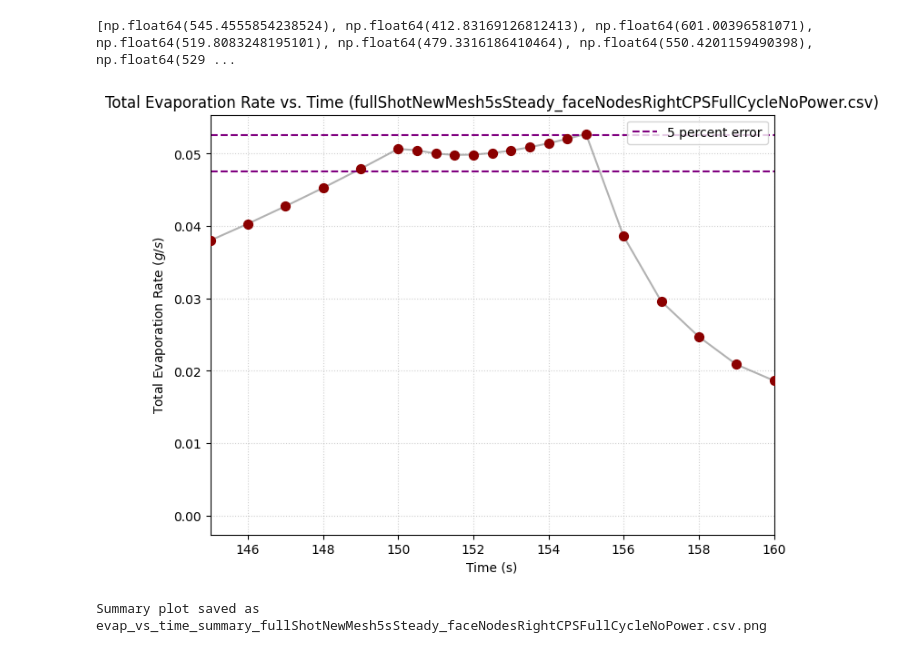
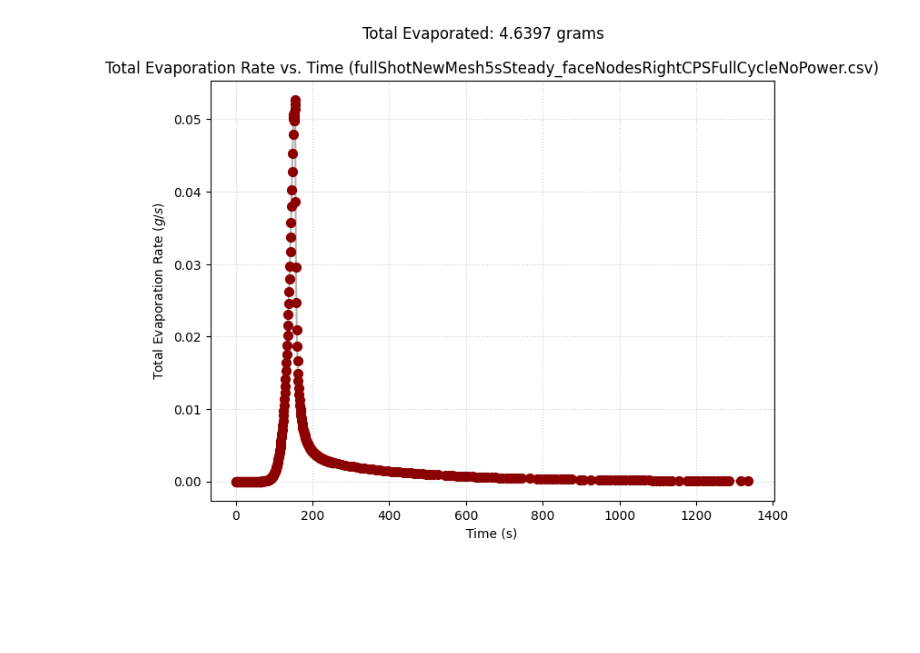
Before and after one commit to collinFitzpatrick/lithiumEvapSim, a Jupyter notebook: lithiumEvapSim.ipynb, the cells around one changed output. Drawn from its saved outputs; the diff is of its cells as text; code cells hidden in the pictures; blank space fills up the shorter version.

```diff
--- a/lithiumEvapSim.ipynb
+++ b/lithiumEvapSim.ipynb
@@ -28,24 +0,0 @@ data_files = glob.glob(file_pattern)
-# %%
-# from M. Parsons vapor_pressure.py
-
-def P_vapor(T):
-    # T [K]
-    # P [Pa]
-    return 10**(12.4037 - 8283.1/T - 0.7081*np.log10(T))
-
-
-def G_max(T):
-    # T [K]
-    # G [uc]
-
-    R = 8.3145 # [J/mol-K]
-    g = 10 # [m/s^2]
-    pi = 3.141593
-    M = 6.941 # [g/mol]
-
-    #uc = 1 # [kg/m^2/s]
-    #uc = 360 # [g/cm^2/hour]
-    #uc = 0.1 # convert to [g/cm^2/s]
-    uc = 0.1 * (6.022e23 / 6.941) # [1/cm^2/s]
-
-    return P_vapor(T) / (g * np.sqrt(2*pi*R*T/M)) * uc
@@ -199,31 +140,19 @@ Total Amount Evaporated: 4.6397 grams
 # %%
 plt.figure(figsize=(8, 6))
-
-# plt.scatter(np.array(times)[sort_idx], np.array(summary_evap_rates)[sort_idx], color='darkred', s=100, label='Data Points', zorder=3)
-# plt.scatter(sorted_times, sorted_evap, color='darkred', s=100, label='Data Points', zorder=3)
-
-print(summary_temps)
-plt.scatter(np.array(times)[sort_idx], np.array(summary_evap_rates)[sort_idx], color='darkred', s=50,  zorder=3)
-plt.plot(np.array(times)[sort_idx], np.array(summary_evap_rates)[sort_idx], color='gray', alpha=0.6)
-# plt.text(0, 0.05, amount_evaporated, fontsize=12)
+plt.scatter(sorted_times, sorted_evap, color='darkred', s=50,  zorder=3)
+plt.plot(sorted_times, sorted_evap, color='gray', alpha=0.6)
 plt.title(f"Total Evaporation Rate vs. Time ({name_tag}_{face_filename})")
+plt.suptitle(f"Total Evaporated: {total_evaporated:.4f} grams")
 plt.xlabel("Time (s)")
-# plt.vlines(x= [40, 41], ymin=0, ymax=1, label="Pulse Duration", colors='purple', linestyles='dashed')
-plt.hlines(y=[0.05-0.05*0.05, 0.05+0.05*0.05], xmin=145, xmax=160, label="5 percent error", colors='purple', linestyles='dashed')
-plt.xlim(145, 160)
-plt.legend()
-# plt.yscale('log')
 plt.ylabel("Total Evaporation Rate ($g/s$)")
 plt.grid(True, linestyle=':', alpha=0.6)
 summary_save_name = f'evap_vs_time_summary_{name_tag}_{face_filename}.png'
 
-if saveFigures:
-        plt.savefig(summary_save_name, dpi=300, bbox_inches='tight')
+if save_figures:
+        plt.savefig(f"plots/{summary_save_name}", dpi=300, bbox_inches='tight')
         plt.show()
         print(f"Summary plot saved as {summary_save_name}")
 # %% [output]
-[np.float64(545.4555854238524), np.float64(412.83169126812413), np.float64(601.00396581071), np.float64(519.8083248195101), np.float64(479.3316186410464), np.float64(550.4201159490398), np.float64(529 ...
-[figure, old version]
+[figure, new version]
-Summary plot saved as evap_vs_time_summary_fullShotNewMesh5sSteady_faceNodesRightCPSFullCycleNoPower.csv.png
 # %%
 plt.figure(figsize=(8, 6))
```
Also changed, not shown: parts of 20 cells of this notebook, 4 other files.
